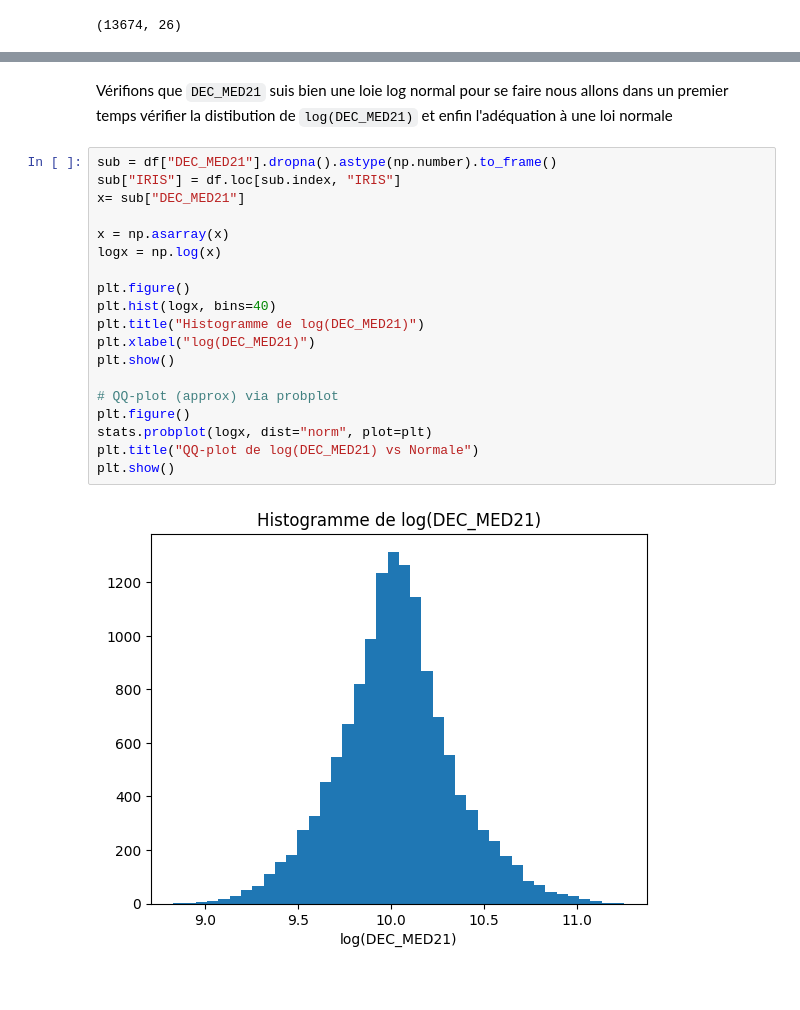
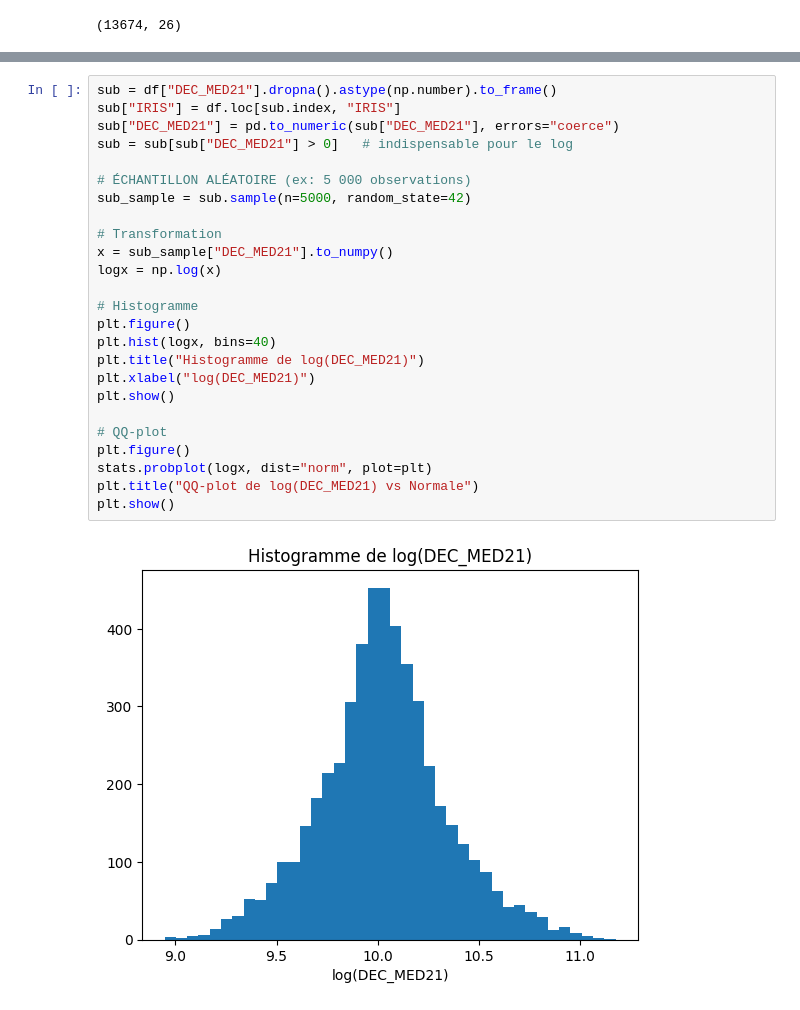
Before and after one commit to Bapt1st3/Iris-Income-Analysis, a Jupyter notebook: analye_dataset.ipynb, the cells around one changed output, grey strips where cells are left out. Cells and saved outputs as stored; diff of their text form.

```diff
--- a/analye_dataset.ipynb
+++ b/analye_dataset.ipynb
@@ -266,23 +163,27 @@ df
-# %% [markdown]
-Vérifions que `DEC_MED21` suis bien une loie log normal pour se faire nous allons dans un premier temps vérifier la distibution de `log(DEC_MED21)` et enfin l'adéquation à une loi normale
 # %%
 sub = df["DEC_MED21"].dropna().astype(np.number).to_frame()
 sub["IRIS"] = df.loc[sub.index, "IRIS"]
-x= sub["DEC_MED21"]
+sub["DEC_MED21"] = pd.to_numeric(sub["DEC_MED21"], errors="coerce")
+sub = sub[sub["DEC_MED21"] > 0]   # indispensable pour le log
 
-x = np.asarray(x)
+# ÉCHANTILLON ALÉATOIRE (ex: 5 000 observations)
+sub_sample = sub.sample(n=5000, random_state=42)
+
+# Transformation
+x = sub_sample["DEC_MED21"].to_numpy()
 logx = np.log(x)
 
+# Histogramme
 plt.figure()
 plt.hist(logx, bins=40)
 plt.title("Histogramme de log(DEC_MED21)")
 plt.xlabel("log(DEC_MED21)")
 plt.show()
 
-# QQ-plot (approx) via probplot
+# QQ-plot
 plt.figure()
 stats.probplot(logx, dist="norm", plot=plt)
 plt.title("QQ-plot de log(DEC_MED21) vs Normale")
 plt.show()
 # %% [output]
-[figure, old version]
+[figure, new version]
```
Also changed, not shown: parts of 18 cells of this notebook.
